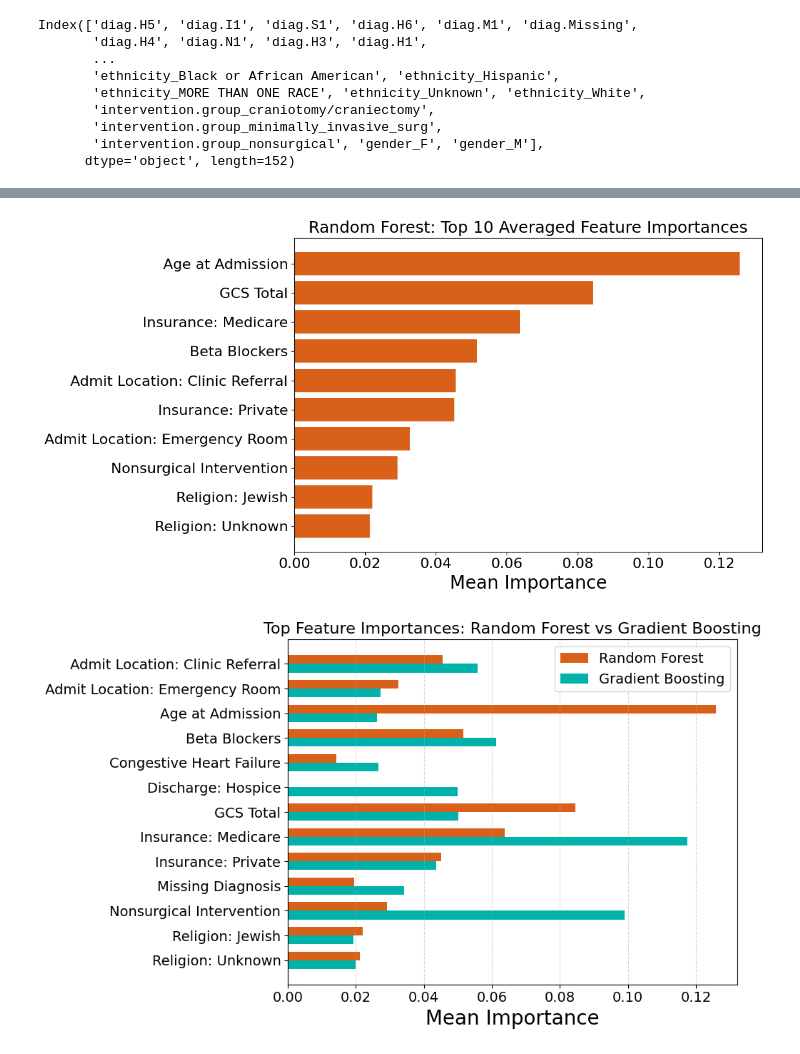
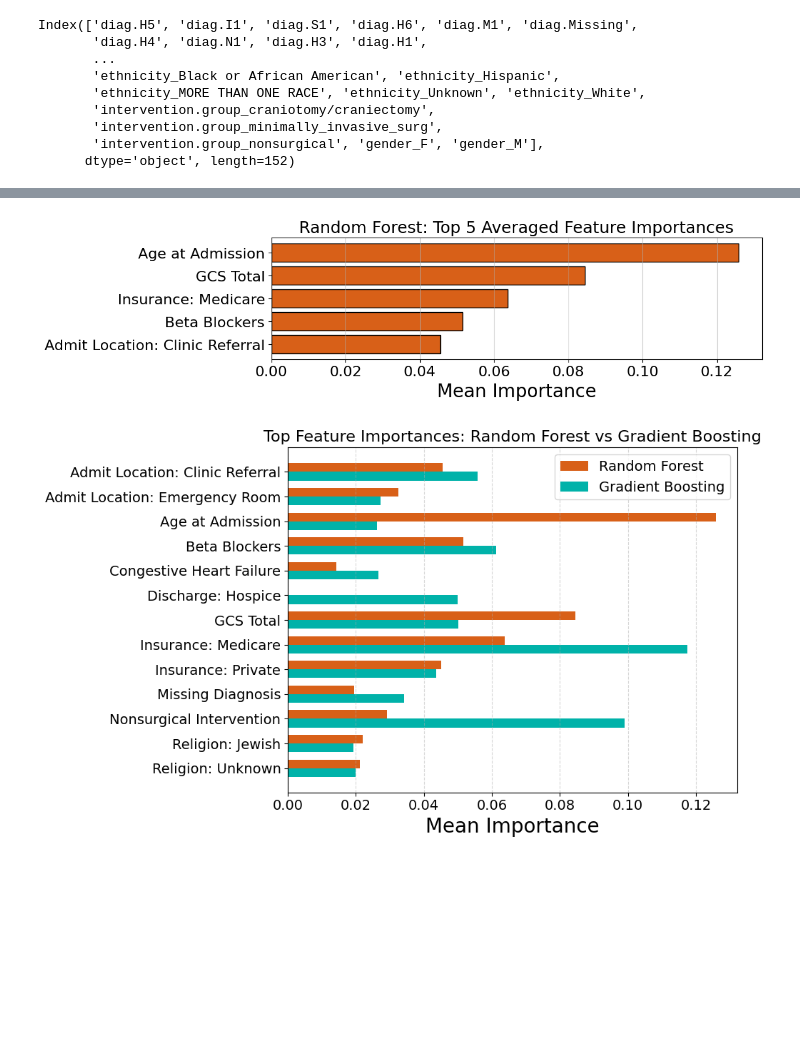
Before and after one commit to abrownjosh/mimic-survival-causal, a Jupyter notebook: Survival Analysis/CrossValidation.ipynb, the cells around one changed output, grey strips where cells are left out. Cells and saved outputs as stored; diff of their text form; code cells hidden in the pictures; blank space fills up the shorter version.

```diff
--- a/Survival Analysis/CrossValidation.ipynb
+++ b/Survival Analysis/CrossValidation.ipynb
@@ -173,2 +153,10 @@ list(X_train[0].columns)
 # %%
-y_train[0]
+c_weights = [0] * 6
+
+for t in y_test:
+    c_weights[0] += len(t) - sum(t['event_7'])
+    c_weights[1] += len(t) - sum(t['event_30'])
+    c_weights[2] += len(t) - sum(t['event_60'])
+    c_weights[3] += len(t) - sum(t['event_180'])
+    c_weights[4] += len(t) - sum(t['event_365'])
+    c_weights[5] += len(t) - sum(t['event_730'])
@@ -310,7 +284,7 @@ import numpy as np
 import matplotlib.pyplot as plt
 
 def run_rf(X_train_set, y_train_set, X_test_set, y_test_set, plot_fp=False):
-    time_buckets = np.array([7, 30, 60, 180, 365, 730])
+    time_buckets = np.array([30])
 
     rf = RandomForestClassifier(
         n_estimators=266,
@@ -569,10 +771,15 @@ import numpy as np
 # Storage
 rf_cindex_all = []
 xgb_cindex_all = []
+svm_cindex_all = []
+
 ibs_rf = []
 ibs_xgb = []
+ibs_svm = []
+
 rf_cindex_buckets = []
 xgb_cindex_buckets = []
+svm_cindex_buckets = []
 
 time_buckets = np.array([7, 30, 60, 180, 365, 730])
 indices = [0, 1, 2, 3, 4]
@@ -584,6 +791,7 @@ feature_names = X_train[0].columns
 
 mse_rf = []
 mse_xgb = []
+mse_svm = []
 
 # Loop
 for i, j in enumerate(indices):
@@ -607,11 +815,21 @@ for i, j in enumerate(indices):
     xgb_importances.append(fi_xgb)
     mse_xgb.append(ms)
 
+    print()
+
+    c_svm_avg, ibs_svm_ind, c_svm_bucket, ms = run_svm(X_train[i], y_train[i], X_test[j], y_test[j])
+    svm_cindex_all.append(c_svm_avg)
+    ibs_svm.append(ibs_svm_ind)
+    svm_cindex_buckets.append(c_svm_bucket)
+    mse_svm.append(ms)
+
+
     print("\n")
 
 # === Compute Averages ===
 avg_cindex_rf = np.mean(rf_cindex_buckets, axis=0)
 avg_cindex_xgb = np.mean(xgb_cindex_buckets, axis=0)
+avg_cindex_svm = np.mean(svm_cindex_buckets, axis=0)
 
 # === Plotting ===
 import matplotlib.pyplot as plt
@@ -958,37 +1203,38 @@ rename_dict = {
 # %%
 # Turn into DataFrames for easy plotting
 rf_importance_df = pd.DataFrame({
     'Feature': feature_names,
     'Importance': avg_rf_importance
 }).sort_values("Importance", ascending=False)
 
 xgb_importance_df = pd.DataFrame({
     'Feature': feature_names,
     'Importance': avg_xgb_importance
 }).sort_values("Importance", ascending=False)
 
 rf_importance_df['Feature'] = rf_importance_df['Feature'].map(rename_dict).fillna(rf_importance_df['Feature'])
 xgb_importance_df['Feature'] = xgb_importance_df['Feature'].map(rename_dict).fillna(xgb_importance_df['Feature'])
 
 
 # RF
-plt.figure(figsize=(10, 6))
-plt.barh(rf_importance_df['Feature'][:10][::-1], rf_importance_df['Importance'][:10][::-1], color='#D86018')
-plt.title("Random Forest: Top 10 Averaged Feature Importances", fontsize=18)
+plt.figure(figsize=(10, 3))
+plt.barh(rf_importance_df['Feature'][:5][::-1], rf_importance_df['Importance'][:5][::-1], color='#D86018', edgecolor='black')
+plt.title("Random Forest: Top 5 Averaged Feature Importances", fontsize=18)
 plt.xlabel("Mean Importance", fontsize=20)
 plt.tight_layout()
+plt.grid(True, alpha=0.6, axis='x')
 plt.tick_params(axis='both', labelsize=16)
 plt.show()
 
 # GB
 #plt.figure(figsize=(10, 6))
 #plt.barh(xgb_importance_df['Feature'][:10][::-1], xgb_importance_df['Importance'][:10][::-1], color='#00B2A9')
 #plt.title("Gradient Boosting: Top 10 Averaged Feature Importances")
 #plt.xlabel("Mean Importance")
 #plt.tight_layout()
 #plt.show()
 # %% [output]
-[figure, old version]
+[figure, new version]
 # %%
 import matplotlib.pyplot as plt
 import numpy as np
```
Also changed, not shown: parts of 18 cells of this notebook.
